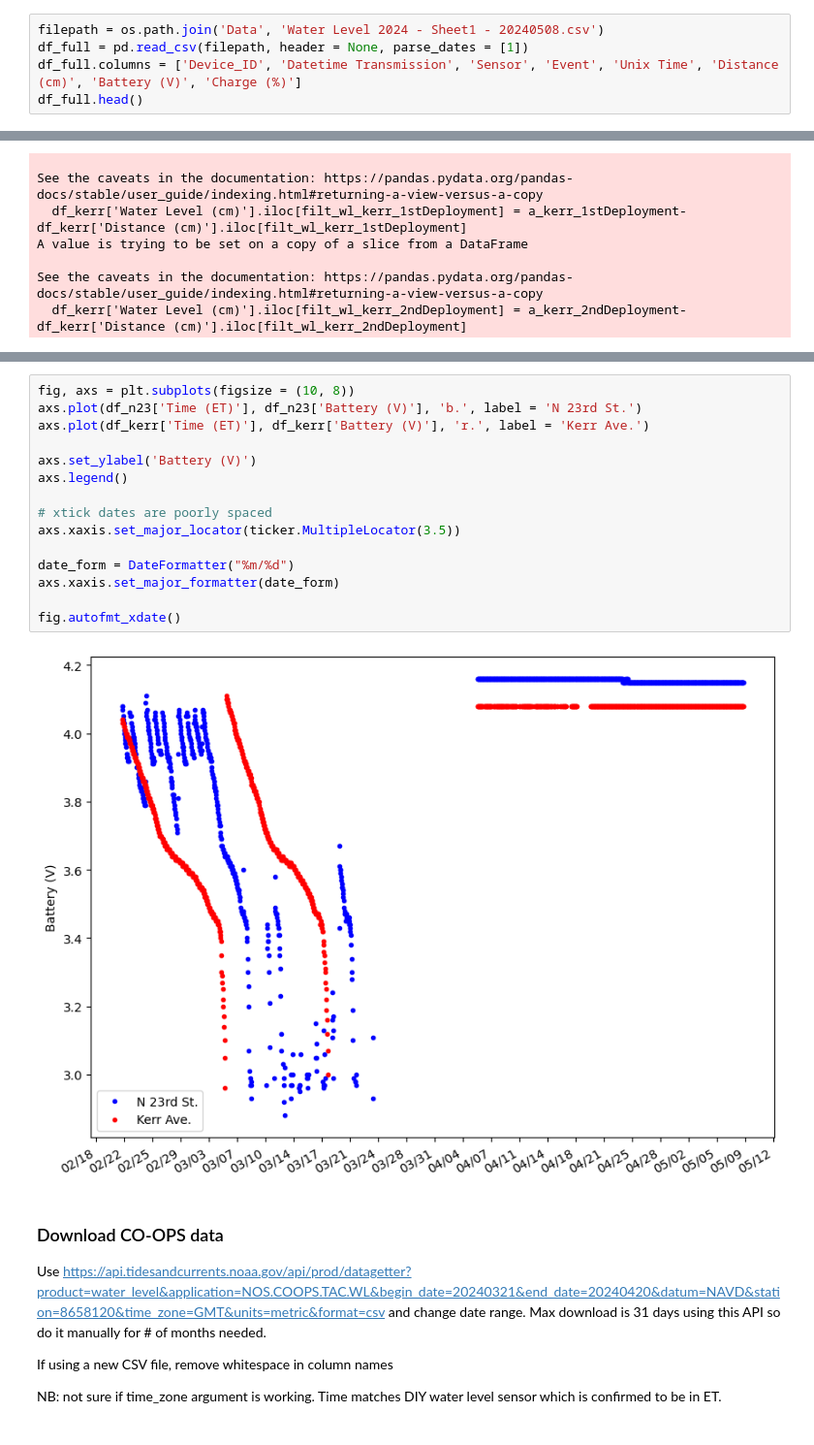
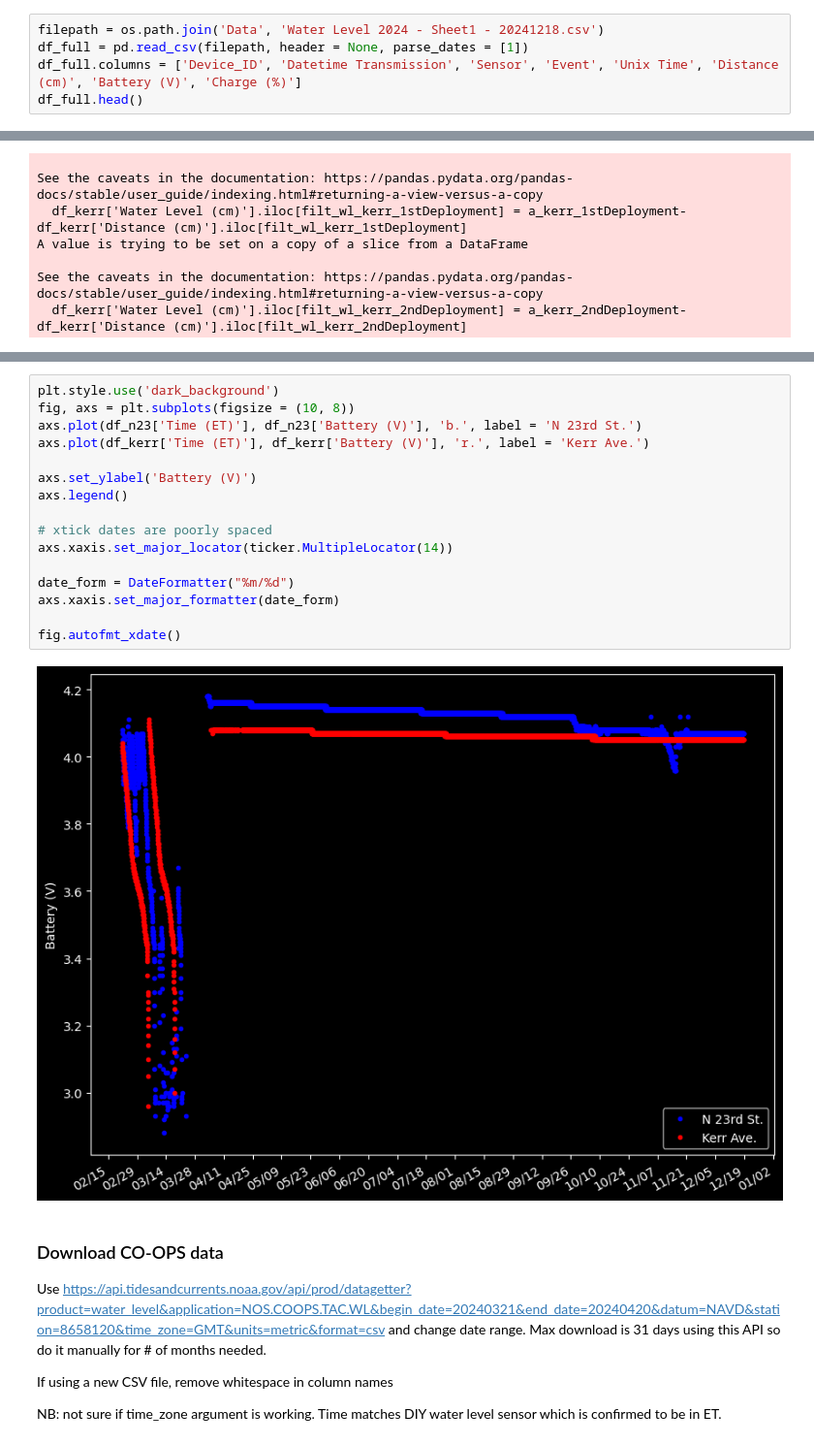
Before and after one commit to COAST-Lab/Open-Water-Level, a Jupyter notebook: Data Analysis/open_water_level_analysis_20240508.ipynb, the cells around one changed output, grey strips where cells are left out. Shown at 97% size. Drawn from its saved outputs; the diff is of its cells as text.

Commit message:
Play with copilot and run notebook in vs code; update notebook for dark background and latest data

```diff
--- a/Data Analysis/open_water_level_analysis_20240508.ipynb
+++ b/Data Analysis/open_water_level_analysis_20240508.ipynb
@@ -15,7 +15,7 @@ import os
 
 from scipy.signal import find_peaks
 # %%
-filepath = os.path.join('Data', 'Water Level 2024 - Sheet1 - 20240508.csv')
+filepath = os.path.join('Data', 'Water Level 2024 - Sheet1 - 20241218.csv')
 df_full = pd.read_csv(filepath, header = None, parse_dates = [1])
 df_full.columns = ['Device_ID', 'Datetime Transmission', 'Sensor', 'Event', 'Unix Time', 'Distance (cm)', 'Battery (V)', 'Charge (%)']
 df_full.head()
@@ -174,20 +156,21 @@ fig.autofmt_xdate()
 # %%
+plt.style.use('dark_background')
 fig, axs = plt.subplots(figsize = (10, 8))
 axs.plot(df_n23['Time (ET)'], df_n23['Battery (V)'], 'b.', label = 'N 23rd St.')
 axs.plot(df_kerr['Time (ET)'], df_kerr['Battery (V)'], 'r.', label = 'Kerr Ave.')
 
 axs.set_ylabel('Battery (V)')
 axs.legend()
 
 # xtick dates are poorly spaced
-axs.xaxis.set_major_locator(ticker.MultipleLocator(3.5))
+axs.xaxis.set_major_locator(ticker.MultipleLocator(14))
 
 date_form = DateFormatter("%m/%d")
 axs.xaxis.set_major_formatter(date_form)
 
 fig.autofmt_xdate()
 # %% [output]
-[figure, old version]
+[figure, new version]
 # %% [markdown]
 ### Download CO-OPS data
 Use
```
Also changed, not shown: parts of 11 cells of this notebook, 7 other files.
